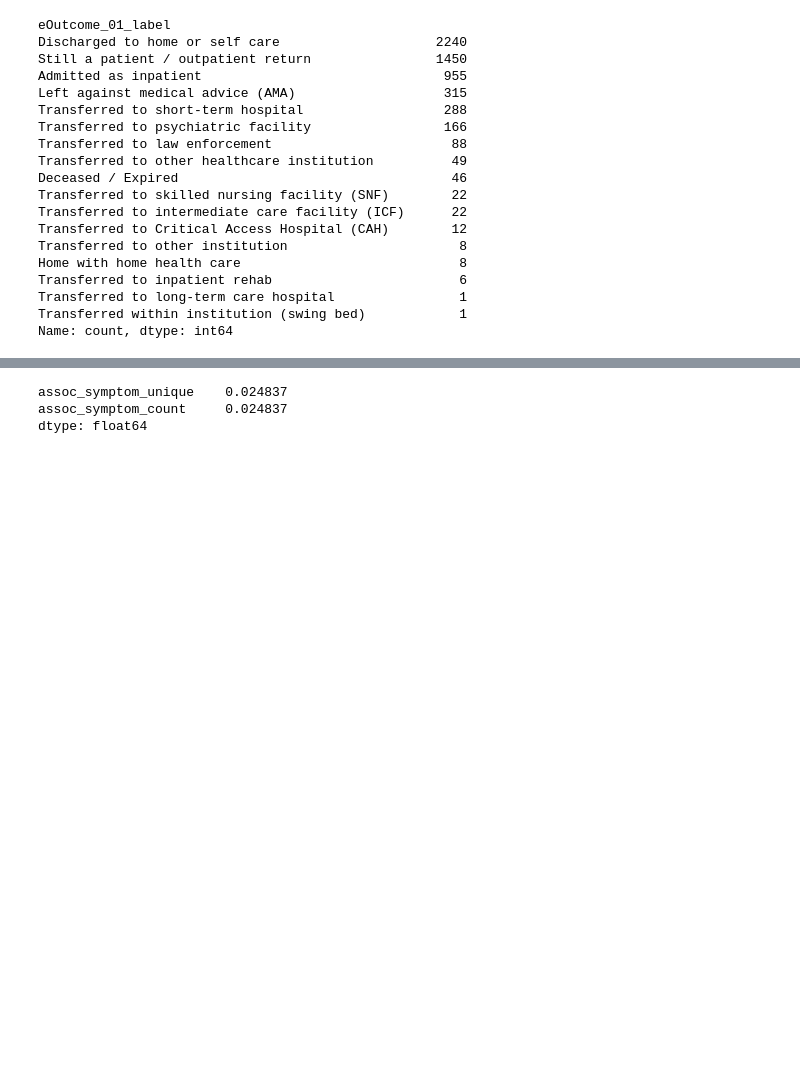
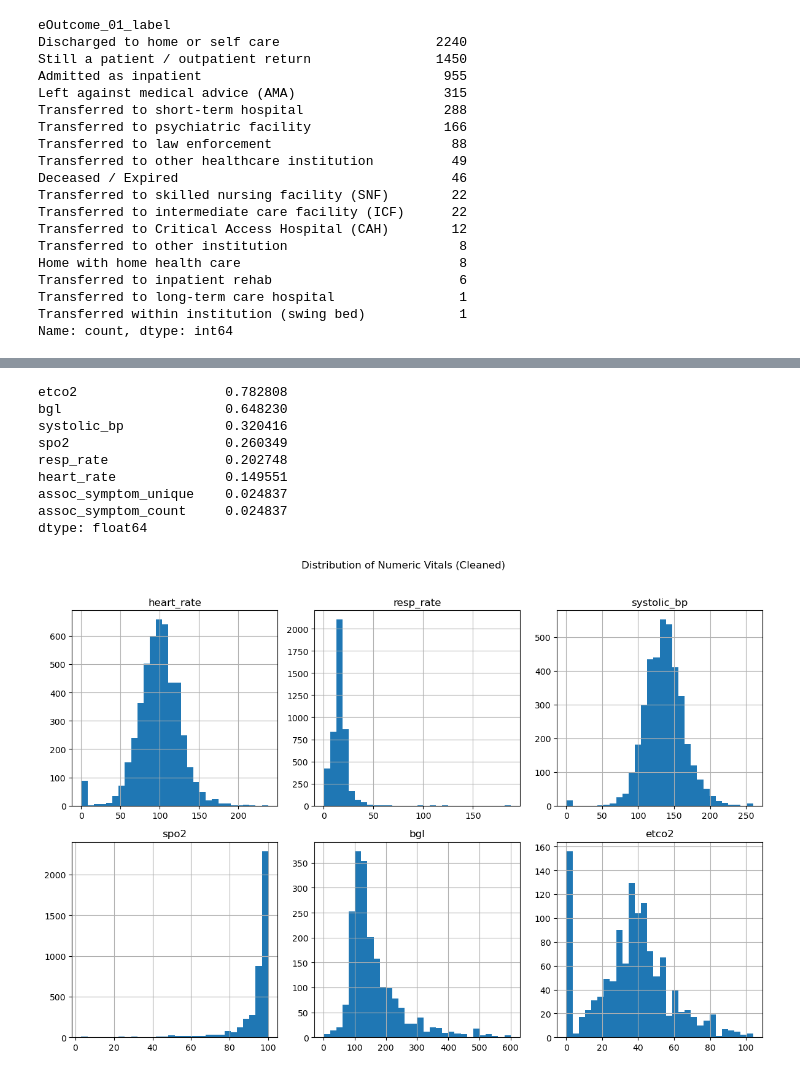
Before and after one commit to n2b8/opiate_use_analysis, a Jupyter notebook: notebooks/02_analysis_modeling.ipynb, the cells around one changed output, grey strips where cells are left out. Cells and saved outputs as stored; diff of their text form; code cells hidden in the pictures; blank space fills up the shorter version.

```diff
--- a/notebooks/02_analysis_modeling.ipynb
+++ b/notebooks/02_analysis_modeling.ipynb
@@ -116,0 +132,6 @@ valid_outcomes['eOutcome_01_label'] = valid_outcomes['eOutcome_01'].map(outcome_
+# %%
+# Check current dtypes
+
+num_cols = ['heart_rate', 'resp_rate', 'systolic_bp', 'spo2', 'bgl', 'etco2']
+
+valid_outcomes[num_cols].dtypes
@@ -116,0 +146,4 @@ valid_outcomes['eOutcome_01_label'] = valid_outcomes['eOutcome_01'].map(outcome_
+# %%
+# Convert vitals to numeric (suppress errors, coerce invalid values to NaN)
+for col in num_cols:
+    valid_outcomes[col] = pd.to_numeric(valid_outcomes[col], errors='coerce')
@@ -116,0 +161,6 @@ valid_outcomes['eOutcome_01_label'] = valid_outcomes['eOutcome_01'].map(outcome_
+# %%
+for col in num_cols:
+    print(f"\n{col}:")
+    print(valid_outcomes[col].dropna().unique()[:10])
+    print("Non-numeric examples:")
+    print(valid_outcomes[~valid_outcomes[col].apply(lambda x: pd.api.types.is_number(x))][col].unique())
@@ -116,0 +185,5 @@ valid_outcomes['eOutcome_01_label'] = valid_outcomes['eOutcome_01'].map(outcome_
+# %%
+# Anything >10,000 is garbage for vitals — treat as invalid
+for col in num_cols:
+    valid_outcomes[col] = pd.to_numeric(valid_outcomes[col], errors='coerce')  # ensure numeric
+    valid_outcomes.loc[valid_outcomes[col] > 10000, col] = np.nan              # kill outliers
@@ -189,6 +275,20 @@ memory usage: 4.3+ MB
 missing = valid_outcomes.isnull().mean().sort_values(ascending=False)
 missing[missing > 0]  # Display only columns with missing values
 # %% [output]
+etco2                   0.782808
+bgl                     0.648230
+systolic_bp             0.320416
+spo2                    0.260349
+resp_rate               0.202748
+heart_rate              0.149551
 assoc_symptom_unique    0.024837
 assoc_symptom_count     0.024837
 dtype: float64
+# %%
+valid_outcomes[num_cols].describe()
+valid_outcomes[num_cols].hist(bins=30, figsize=(12, 8), layout=(2, 3))
+plt.suptitle('Distribution of Numeric Vitals (Cleaned)', y=1.02)
+plt.tight_layout()
+plt.show()
+# %% [output]
+[figure, added]
```
Also changed, not shown: parts of 18 cells of this notebook, 1 other file.
